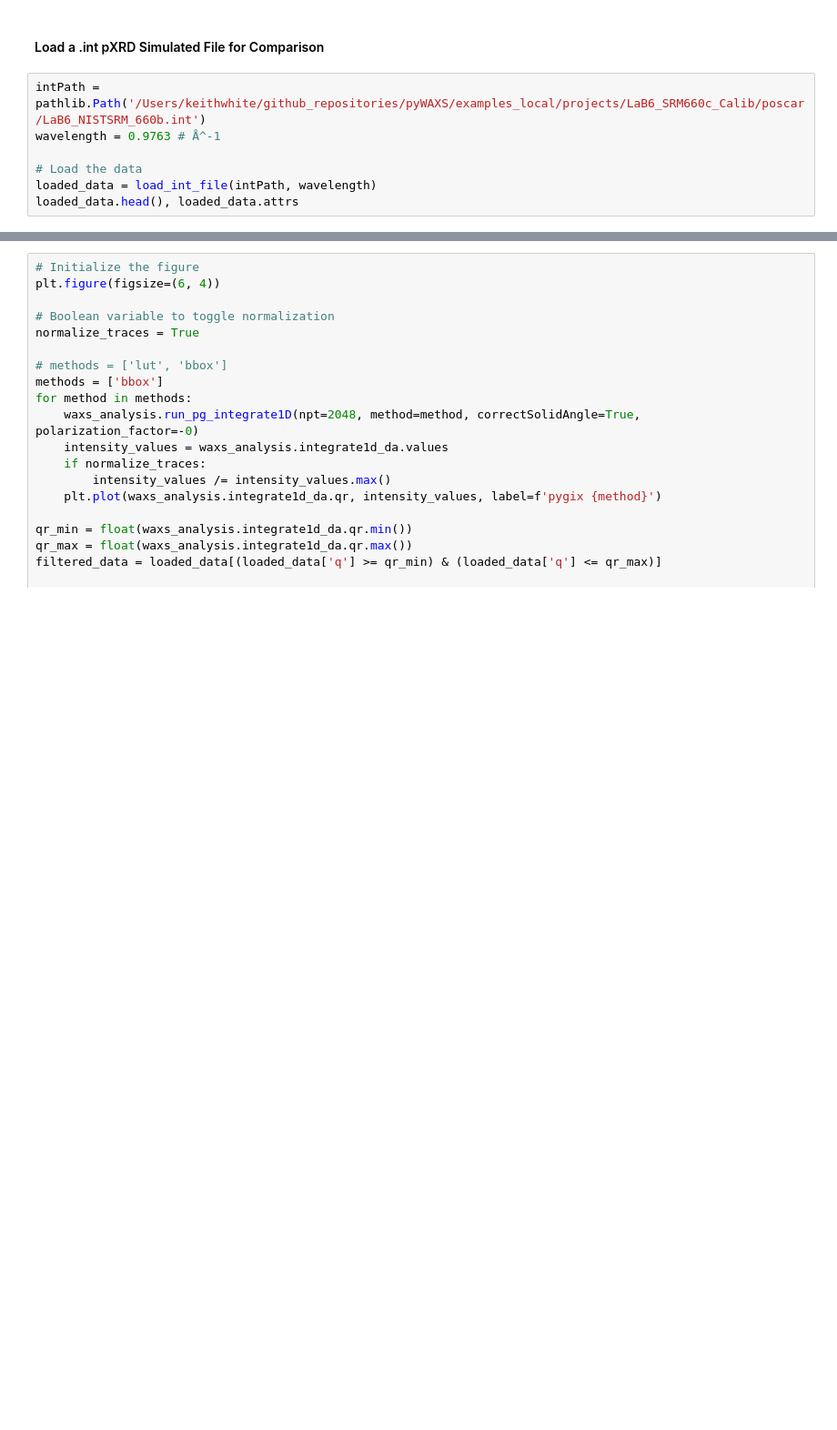
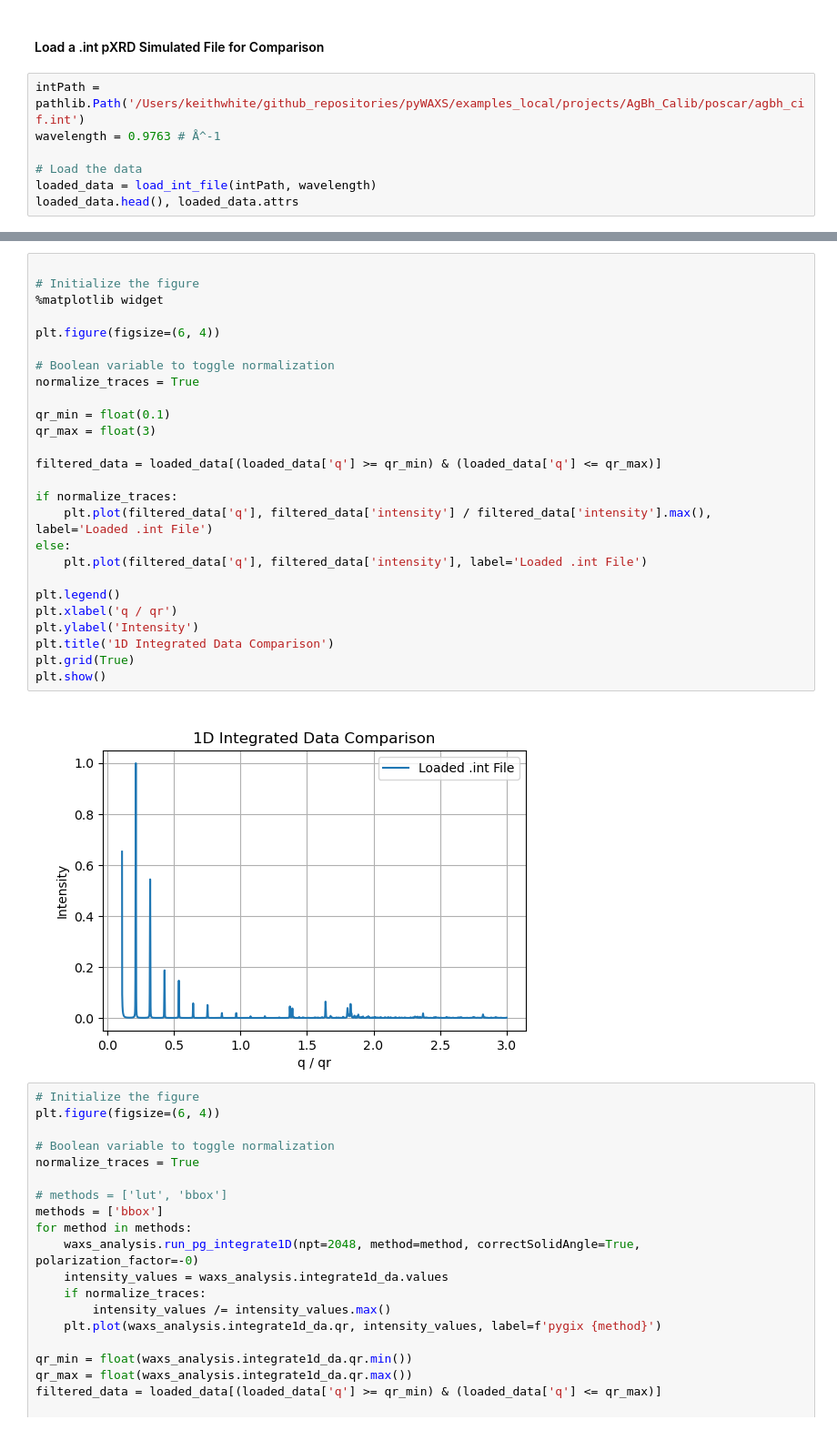
Before and after one commit to ToneyGroupCU/pyWAXS, a Jupyter notebook: main/KW_WAXSAnalysis.ipynb, the cells around one changed output, grey strips where cells are left out. Shown: that part at 91% size. Cells and saved outputs as stored; diff of their text form; blank space fills up the shorter version.

```diff
--- a/main/KW_WAXSAnalysis.ipynb
+++ b/main/KW_WAXSAnalysis.ipynb
@@ -214,7 +201,7 @@ Attributes: (12/15)
 # %% [markdown]
 #### Load a .int pXRD Simulated File for Comparison
 # %%
-intPath = pathlib.Path('/Users/keithwhite/github_repositories/pyWAXS/examples_local/projects/LaB6_SRM660c_Calib/poscar/LaB6_NISTSRM_660b.int')
+intPath = pathlib.Path('/Users/keithwhite/github_repositories/pyWAXS/examples_local/projects/AgBh_Calib/poscar/agbh_cif.int')
 wavelength = 0.9763 # Å^-1
 
 # Load the data
@@ -232,3 +219,31 @@ loaded_data.head(), loaded_data.attrs
+# %%
+
+# Initialize the figure
+%matplotlib widget
+
+plt.figure(figsize=(6, 4))
+
+# Boolean variable to toggle normalization
+normalize_traces = True
+
+qr_min = float(0.1)
+qr_max = float(3)
+
+filtered_data = loaded_data[(loaded_data['q'] >= qr_min) & (loaded_data['q'] <= qr_max)]
+
+if normalize_traces:
+    plt.plot(filtered_data['q'], filtered_data['intensity'] / filtered_data['intensity'].max(), label='Loaded .int File')
+else:
+    plt.plot(filtered_data['q'], filtered_data['intensity'], label='Loaded .int File')
+
+plt.legend()
+plt.xlabel('q / qr')
+plt.ylabel('Intensity')
+plt.title('1D Integrated Data Comparison')
+plt.grid(True)
+plt.show()
+# %% [output]
+[figure, added]
 # %%
 # Initialize the figure
 plt.figure(figsize=(6, 4))
```
Also changed, not shown: parts of 7 cells of this notebook, 19 other files.
